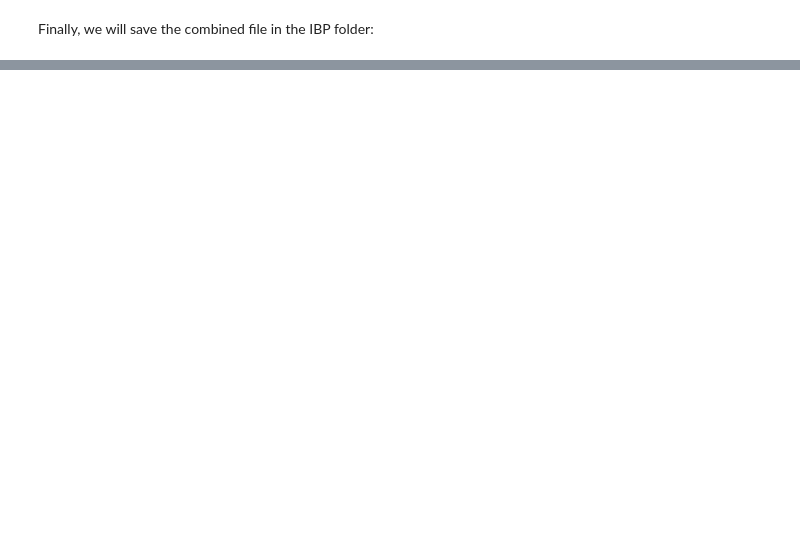
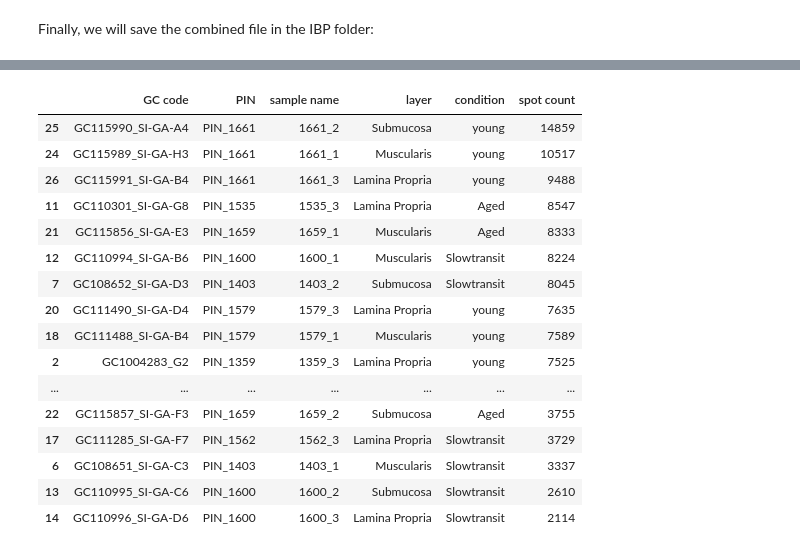
Before and after one commit to nynkekatinka/ibp-human-gut-cell-atlas-analysis, a Jupyter notebook: data_structure_breakdown.ipynb, the cells around one changed output, grey strips where cells are left out. Saved outputs shown, nothing was run; the diff lists cells and outputs as text; code cells hidden in the pictures; blank space fills up the shorter version.

```diff
--- a/data_structure_breakdown.ipynb
+++ b/data_structure_breakdown.ipynb
@@ -159,0 +240,25 @@ Name: batch, dtype: int64
+# %%
+merged=(samples_desc.set_index("GC code")
+             .join([loaded_adata.obs["batch"].value_counts()])
+             .reset_index()
+             .sort_values(by="batch", ascending=False)
+             .rename(columns={"batch": "spot count"}))
+merged
+# %% [output]
+|  | GC code | PIN | sample name | layer | condition | spot count |
+| 25 | GC115990_SI-GA-A4 | PIN_1661 | 1661_2 | Submucosa | young | 14859 |
+| 24 | GC115989_SI-GA-H3 | PIN_1661 | 1661_1 | Muscularis | young | 10517 |
+| 26 | GC115991_SI-GA-B4 | PIN_1661 | 1661_3 | Lamina Propria | young | 9488 |
+| 11 | GC110301_SI-GA-G8 | PIN_1535 | 1535_3 | Lamina Propria | Aged | 8547 |
+| 21 | GC115856_SI-GA-E3 | PIN_1659 | 1659_1 | Muscularis | Aged | 8333 |
+| 12 | GC110994_SI-GA-B6 | PIN_1600 | 1600_1 | Muscularis | Slowtransit | 8224 |
+| 7 | GC108652_SI-GA-D3 | PIN_1403 | 1403_2 | Submucosa | Slowtransit | 8045 |
+| 20 | GC111490_SI-GA-D4 | PIN_1579 | 1579_3 | Lamina Propria | young | 7635 |
+| 18 | GC111488_SI-GA-B4 | PIN_1579 | 1579_1 | Muscularis | young | 7589 |
+| 2 | GC1004283_G2 | PIN_1359 | 1359_3 | Lamina Propria | young | 7525 |
+| ... | ... | ... | ... | ... | ... | ... |
+| 22 | GC115857_SI-GA-F3 | PIN_1659 | 1659_2 | Submucosa | Aged | 3755 |
+| 17 | GC111285_SI-GA-F7 | PIN_1562 | 1562_3 | Lamina Propria | Slowtransit | 3729 |
+| 6 | GC108651_SI-GA-C3 | PIN_1403 | 1403_1 | Muscularis | Slowtransit | 3337 |
+| 13 | GC110995_SI-GA-C6 | PIN_1600 | 1600_2 | Submucosa | Slowtransit | 2610 |
+| 14 | GC110996_SI-GA-D6 | PIN_1600 | 1600_3 | Lamina Propria | Slowtransit | 2114 |
```
Also changed, not shown: parts of 13 cells of this notebook.
